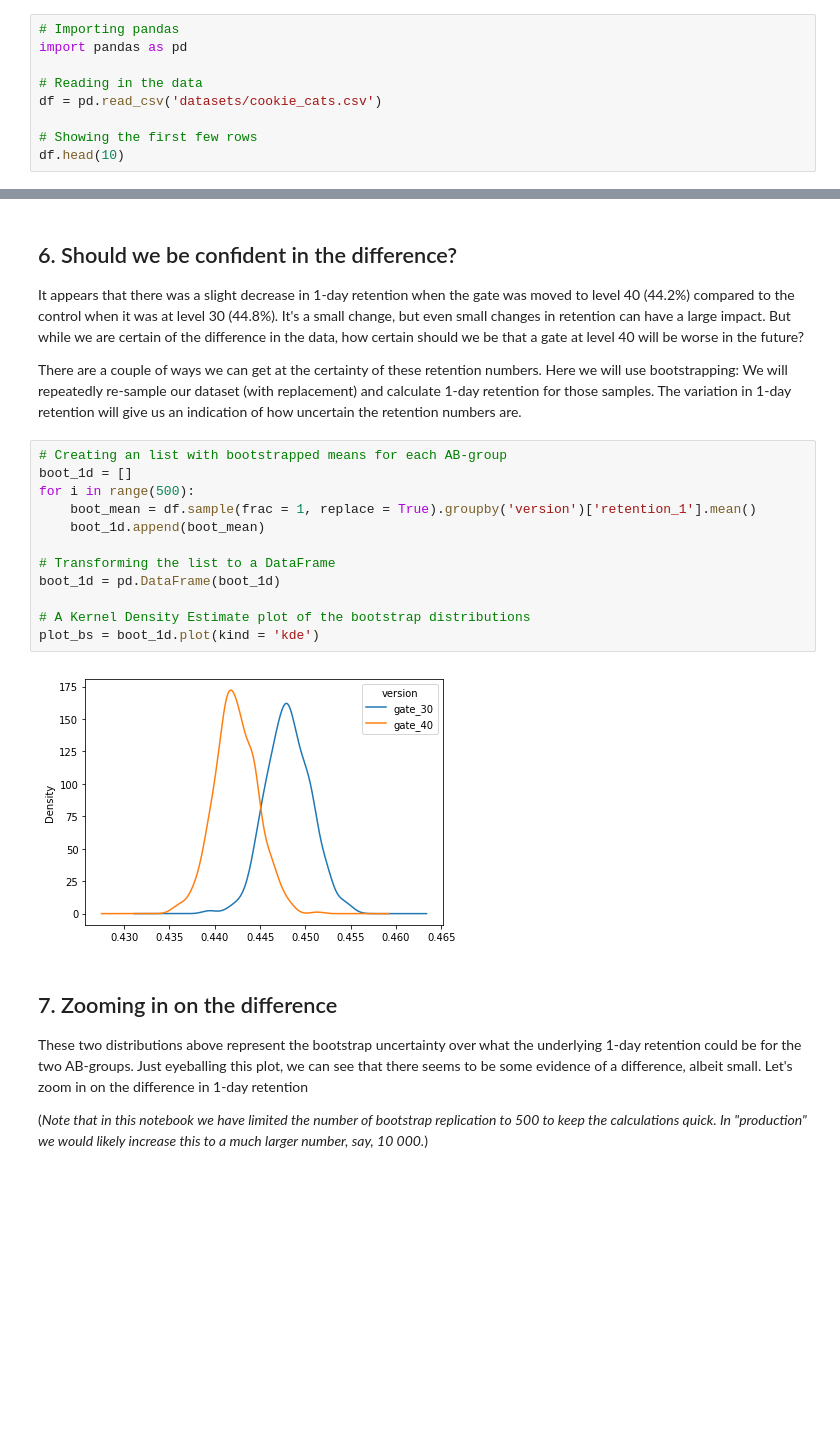
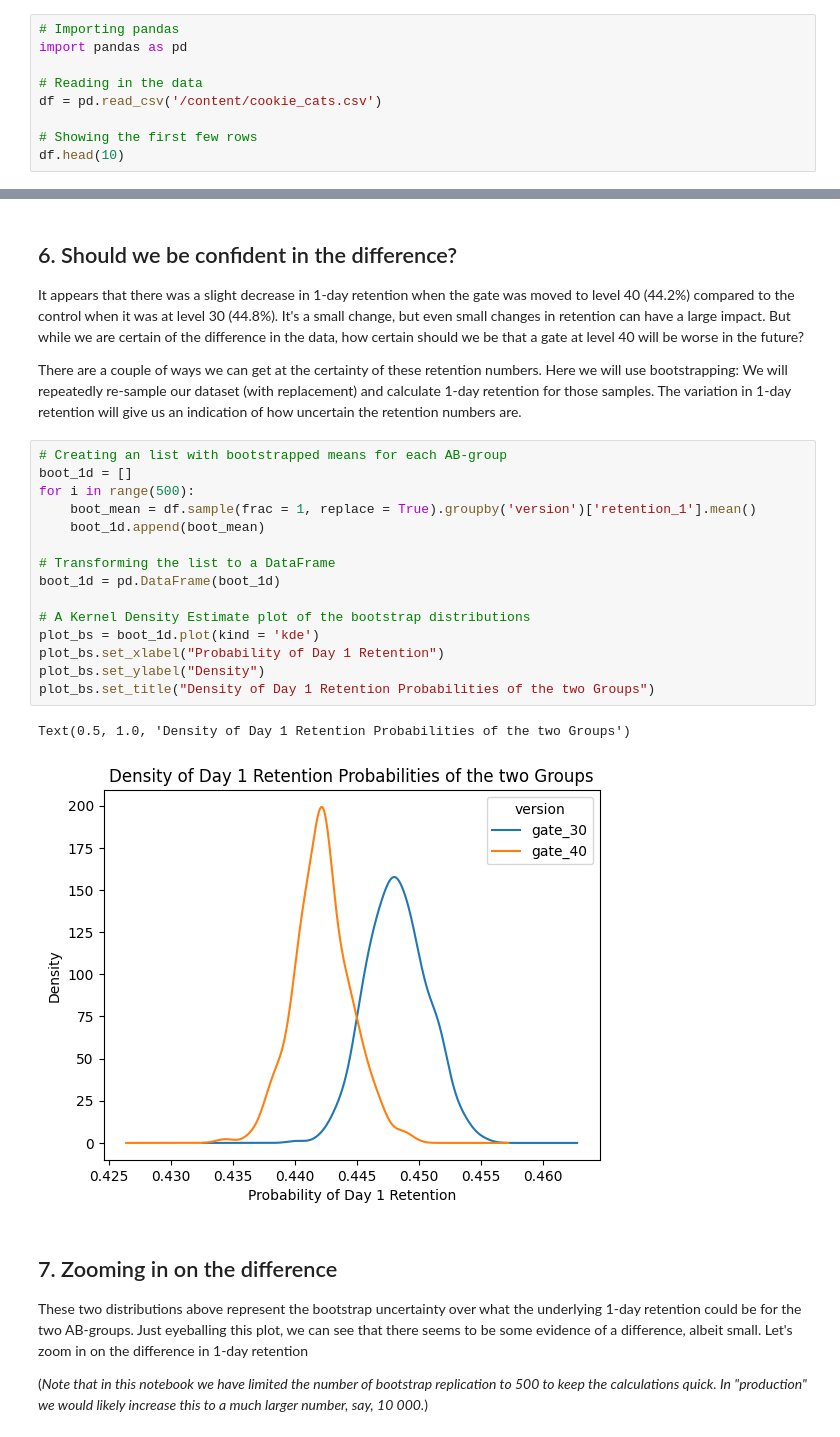
Before and after one commit to rohangodara/Mobile-Games-AB-Testing, a Jupyter notebook: notebook.ipynb, the cells around one changed output, grey strips where cells are left out. Saved outputs shown, nothing was run; the diff lists cells and outputs as text; blank space fills up the shorter version.

```diff
--- a/notebook.ipynb
+++ b/notebook.ipynb
@@ -10,7 +10,7 @@
 import pandas as pd
 
 # Reading in the data
-df = pd.read_csv('datasets/cookie_cats.csv')
+df = pd.read_csv('/content/cookie_cats.csv')
 
 # Showing the first few rows
 df.head(10)
@@ -93,17 +91,21 @@ Name: retention_1, dtype: float64
 # %%
 # Creating an list with bootstrapped means for each AB-group
 boot_1d = []
 for i in range(500):
     boot_mean = df.sample(frac = 1, replace = True).groupby('version')['retention_1'].mean()
     boot_1d.append(boot_mean)
 
 # Transforming the list to a DataFrame
 boot_1d = pd.DataFrame(boot_1d)
 
 # A Kernel Density Estimate plot of the bootstrap distributions
 plot_bs = boot_1d.plot(kind = 'kde')
+plot_bs.set_xlabel("Probability of Day 1 Retention")
+plot_bs.set_ylabel("Density")
+plot_bs.set_title("Density of Day 1 Retention Probabilities of the two Groups")
 # %% [output]
+Text(0.5, 1.0, 'Density of Day 1 Retention Probabilities of the two Groups')
-[figure, old version]
+[figure, new version]
 # %% [markdown]
 ## 7. Zooming in on the difference
 <p>These two distributions above represent the bootstrap uncertainty over what the underlying 1-day retention could be for the two AB-groups. Just eyeballing this plot, we can see that there seems to be some evidence of a difference, albeit small. Let's zoom in on the difference in 1-day retention</p>
```
Also changed, not shown: parts of 10 cells of this notebook.
